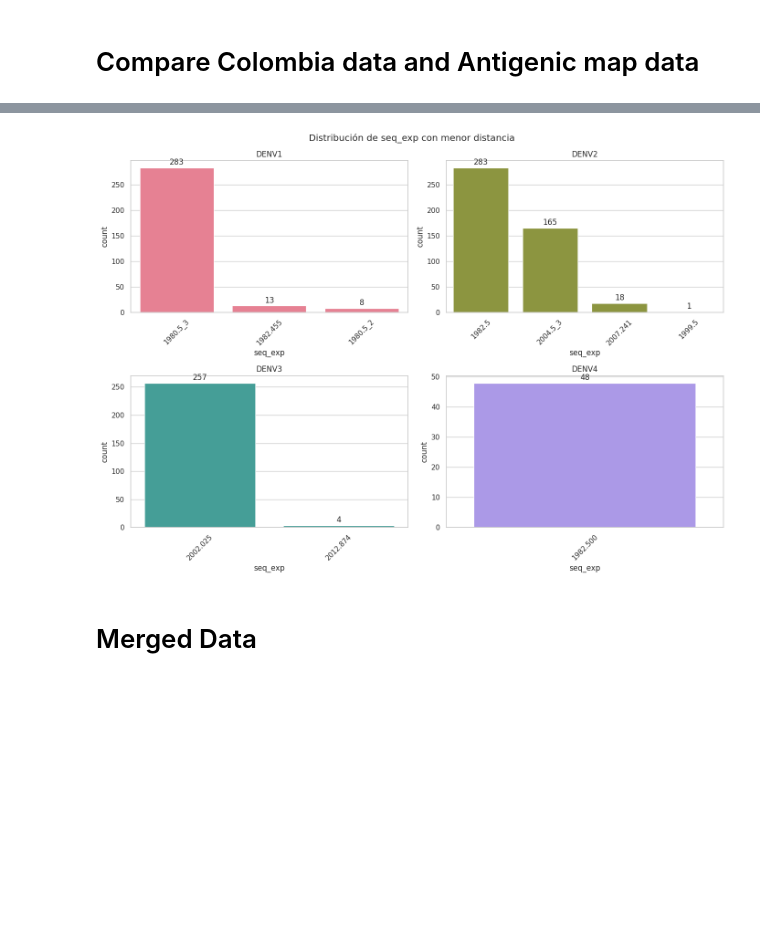
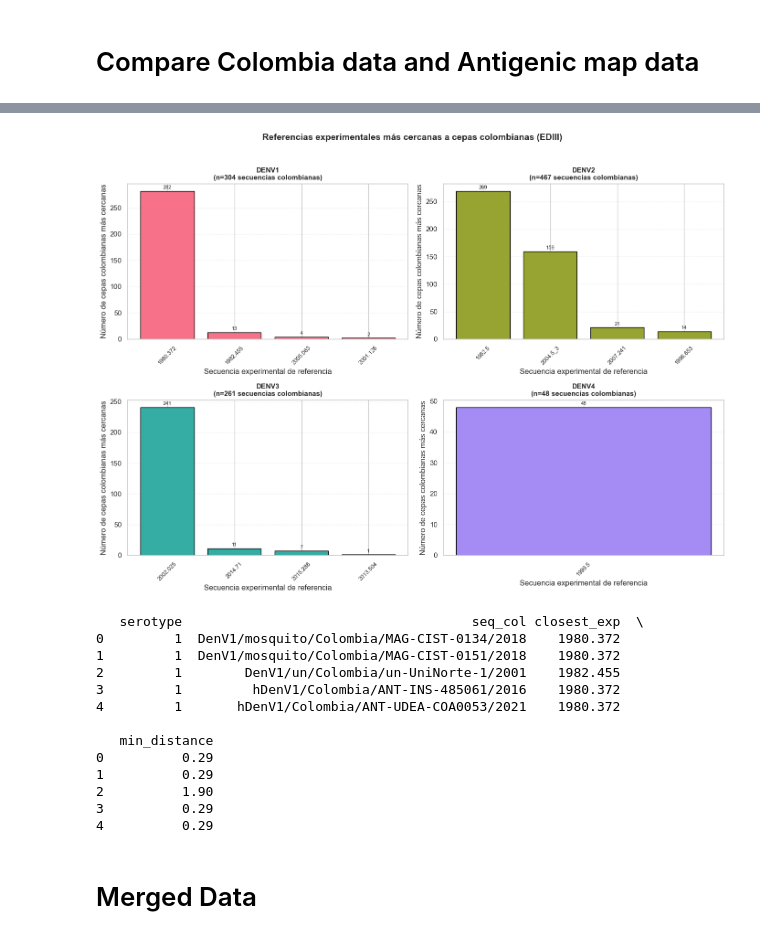
Before and after one commit to dirreno/denv-cross-inmunity, a Jupyter notebook: notebooks/distances.ipynb, the cells around one changed output, grey strips where cells are left out. Saved outputs shown, nothing was run; the diff lists cells and outputs as text; code cells hidden in the pictures; blank space fills up the shorter version.

```diff
--- a/notebooks/distances.ipynb
+++ b/notebooks/distances.ipynb
@@ -70,6 +74,8 @@ def grantham_distance(s1, s2):
             continue
         distance += grantham_matrix[aa1][aa2]
         compared_sites += 1
+    if compared_sites == 0:
+        return 0.0, 0
     return distance, compared_sites
 # %% [markdown]
 ## Others
@@ -1756,31 +1900,29 @@ plt.show()
 # %%
-sns_colors = sns.color_palette('husl', n_colors=4)
+df_matches, fig = plot_closest_experimental_matches(
+    df_matrices=df_matrices,
+    serotypes=[1, 2, 3, 4],
+    top_n=4,
+    title="Referencias experimentales más cercanas a cepas colombianas (EDIII)",
+    save_path="closest_experimental_matches.png"
+)
 
-df_min_list = []
-for dl in df_long_list:
-    idx_min = dl.groupby('seq_col')['distance'].idxmin()
-    df_min = dl.loc[idx_min].reset_index(drop=True)
-    df_min_list.append(df_min)
-
-fig, axes = plt.subplots(2, 2, figsize=(14, 10))
-axes = axes.flatten()
-
-for i, (df_min, ax) in enumerate(zip(df_min_list, axes)):
-    top_4 = df_min['seq_exp'].value_counts().nlargest(4).index
-    df_plot = df_min[df_min['seq_exp'].isin(top_4)]
-
-    sns.countplot(data=df_plot, x='seq_exp', order=top_4, color=sns_colors[i], ax=ax)
-    ax.tick_params(axis='x', rotation=45)
-    ax.set_title(f'DENV{i+1}')
-
-    for container in ax.containers:
-        ax.bar_label(container, padding=2)
-
-fig.suptitle('Distribución de seq_exp con menor distancia')
-plt.tight_layout()
-plt.show()
+print(df_matches.head())
+df_matches.to_csv("closest_matches_detail.tsv", sep="\t", index=False)
 # %% [output]
-[figure, old version]
+[figure, new version]
+   serotype                                     seq_col closest_exp  \
+0         1  DenV1/mosquito/Colombia/MAG-CIST-0134/2018    1980.372
+1         1  DenV1/mosquito/Colombia/MAG-CIST-0151/2018    1980.372
+2         1        DenV1/un/Colombia/un-UniNorte-1/2001    1982.455
+3         1         hDenV1/Colombia/ANT-INS-485061/2016    1980.372
+4         1       hDenV1/Colombia/ANT-UDEA-COA0053/2021    1980.372
+
+   min_distance
+0          0.29
+1          0.29
+2          1.90
+3          0.29
+4          0.29
 # %% [markdown]
 # Merged Data
 # %%
```
Also changed, not shown: parts of 62 cells of this notebook, 32 other files.
